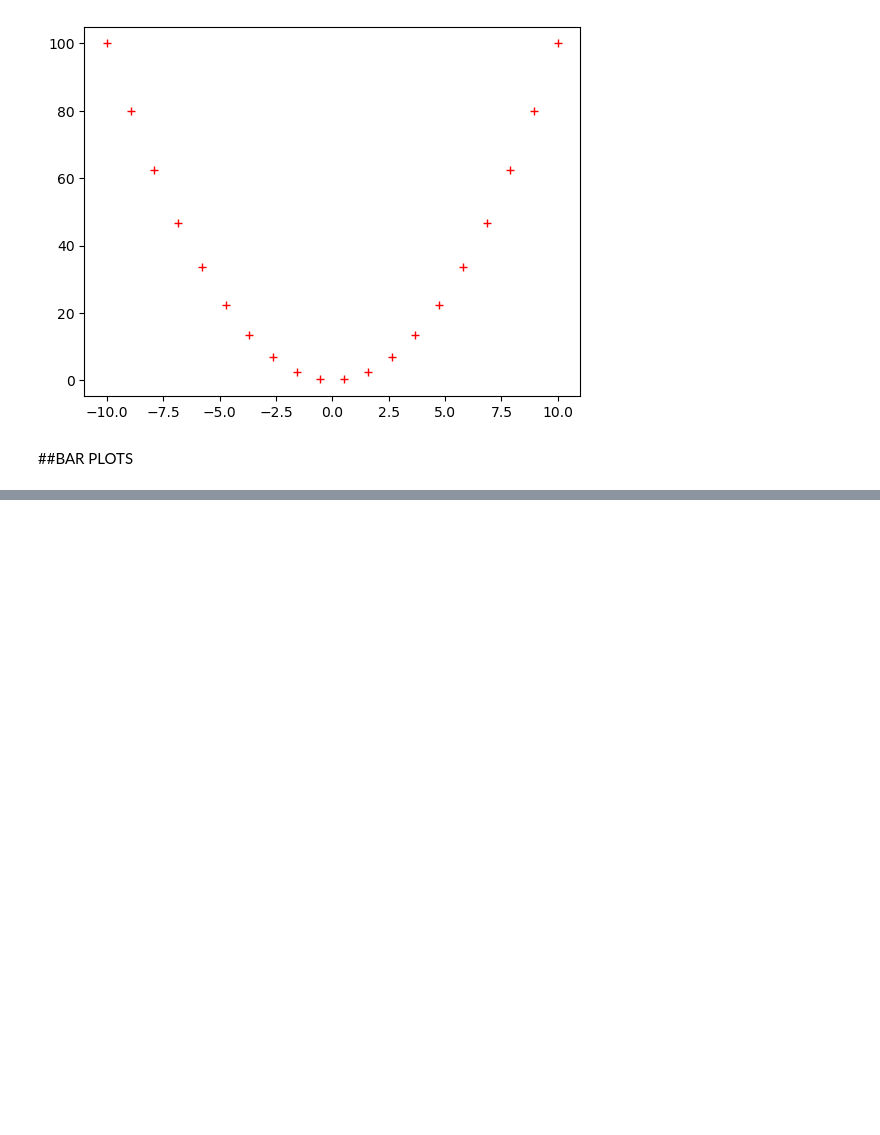
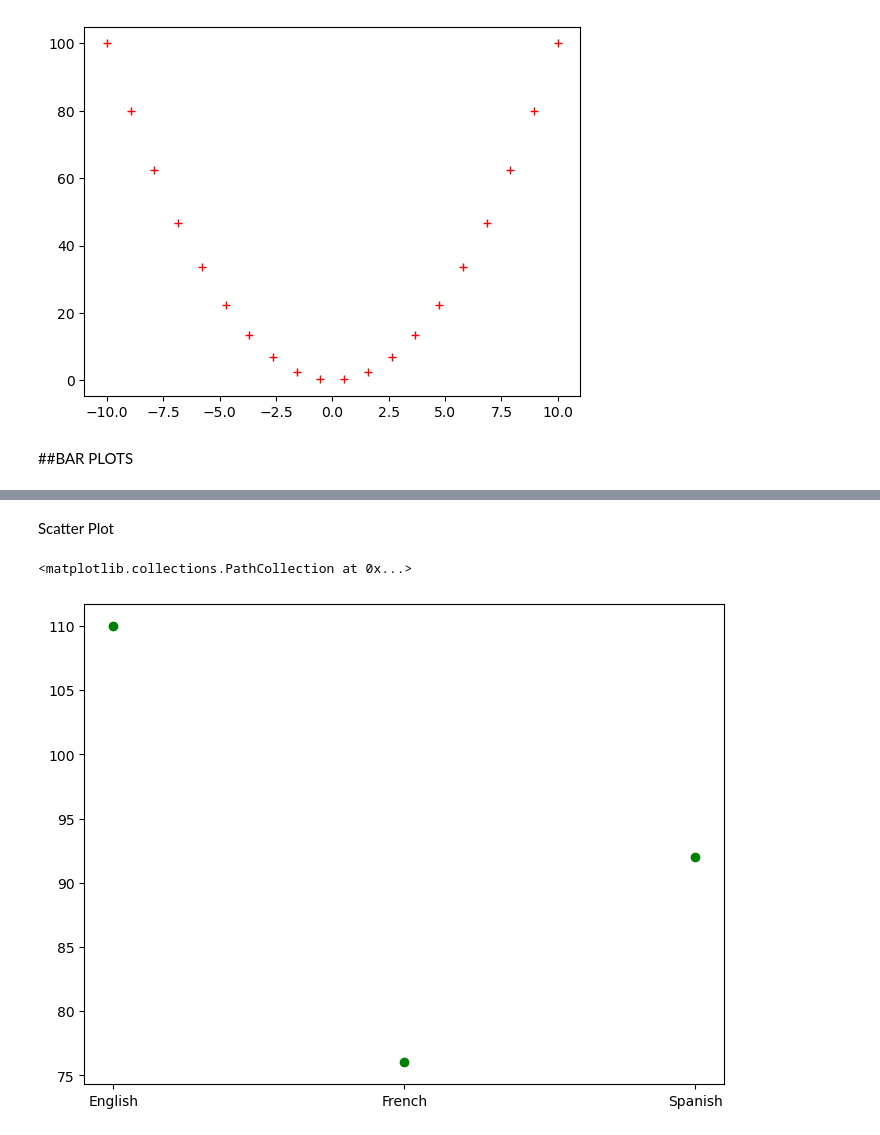
Before and after one commit to ALENUI/ML-Journey, a Jupyter notebook: LESSONS/matplotlib/matplotlib.ipynb, the cells around one changed output, grey strips where cells are left out. Cells and saved outputs as stored; diff of their text form; code cells hidden in the pictures; blank space fills up the shorter version.

```diff
--- a/LESSONS/matplotlib/matplotlib.ipynb
+++ b/LESSONS/matplotlib/matplotlib.ipynb
@@ -34,0 +59,10 @@ languages = ['English', 'French', 'Spanish' ]
+# %% [markdown]
+Scatter Plot
+# %%
+fig = plt.figure()
+ax = fig.add_axes([0,0,1,1])
+
+ax.scatter( languages, people, color='g')
+# %% [output]
+<matplotlib.collections.PathCollection at 0x...>
+[figure, added]
```
Also changed, not shown: parts of 5 cells of this notebook, 1 other file.
